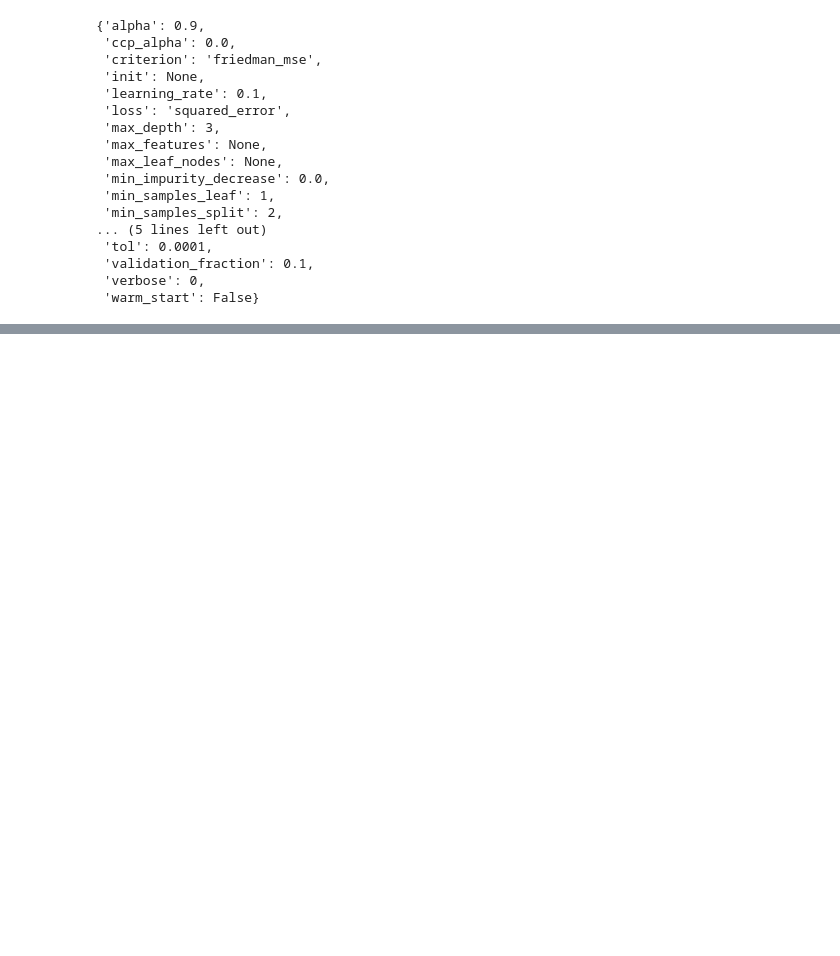
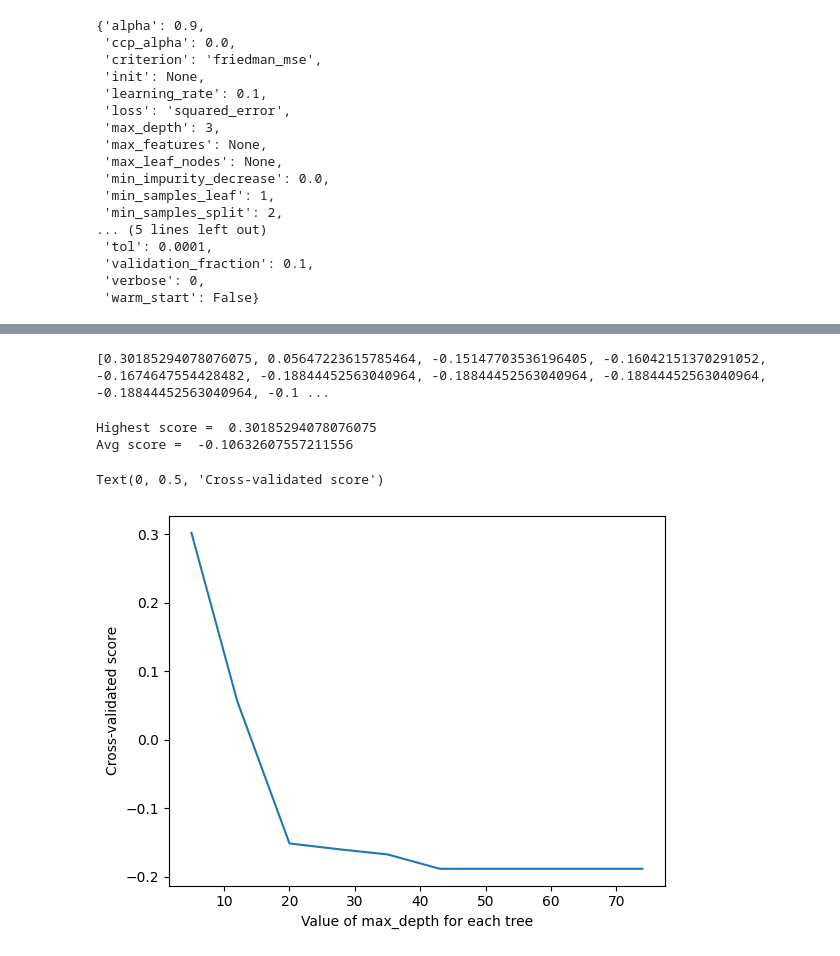
Before and after one commit to Reema-Khaseeb/car-price-prediction, a Jupyter notebook: notebooks/feature_engineering_train_eval_models.ipynb, the cells around one changed output, grey strips where cells are left out. Drawn from its saved outputs; the diff is of its cells as text; code cells hidden in the pictures; blank space fills up the shorter version.

```diff
--- a/notebooks/feature_engineering_train_eval_models.ipynb
+++ b/notebooks/feature_engineering_train_eval_models.ipynb
@@ -422,0 +666,26 @@ pickle.dump(pipeline,
+# %%
+# maximum depth in Gradient Boosting Trees
+max_depth = [int(x) for x in np.linspace(5, 74, num = 10)]
+
+# empty list to store scores
+n_scores = []
+
+# 1. loop through reasonable values of max_depth
+for max_depth_tree in max_depth:
+    # 2. run GradientBoostingRegressor with max_depth
+    gbt = GradientBoostingRegressor(max_depth = max_depth_tree, random_state = 42)
+    # 3. obtain cross_val_score for GradientBoostingRegressor with n estimators
+    scores = cross_val_score(gbt, X_transformed, y, cv=10, scoring='r2')
+    # 4. append mean of scores for n estimators to n_scores list
+    n_scores.append(scores.mean())
+
+
+print(n_scores)
+# %% [output]
+[0.30185294078076075, 0.05647223615785464, -0.15147703536196405, -0.16042151370291052, -0.1674647554428482, -0.18844452563040964, -0.18844452563040964, -0.18844452563040964, -0.18844452563040964, -0.1 ...
+# %%
+print('Highest score = ', max(n_scores))
+print('Avg score = ', mean(n_scores))
+# %% [output]
+Highest score =  0.30185294078076075
+Avg score =  -0.10632607557211556
@@ -422,0 +695,9 @@ pickle.dump(pipeline,
+# %%
+# plot how score changes as we vary {n}
+# plot the value of n for n_estimators (x-axis) versus the cross-validated r2 score (y-axis)
+plt.plot(max_depth, n_scores)
+plt.xlabel('Value of max_depth for each tree')
+plt.ylabel('Cross-validated score')
+# %% [output]
+Text(0, 0.5, 'Cross-validated score')
+[figure, added]
```
Also changed, not shown: parts of 95 cells of this notebook, 6 other files.
